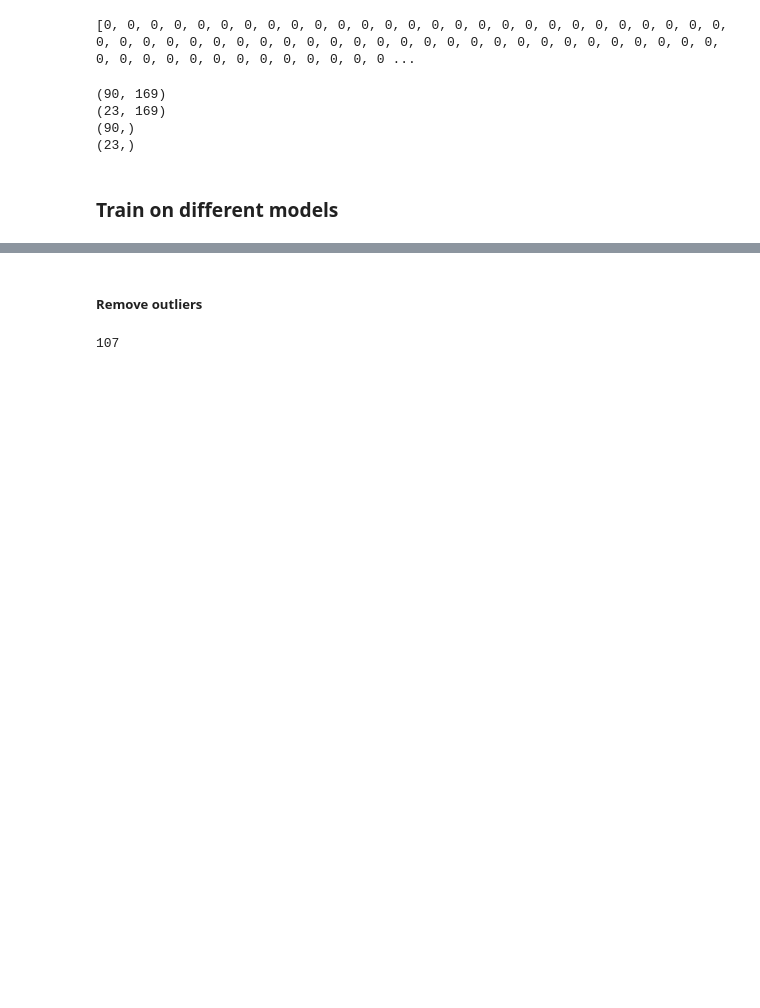
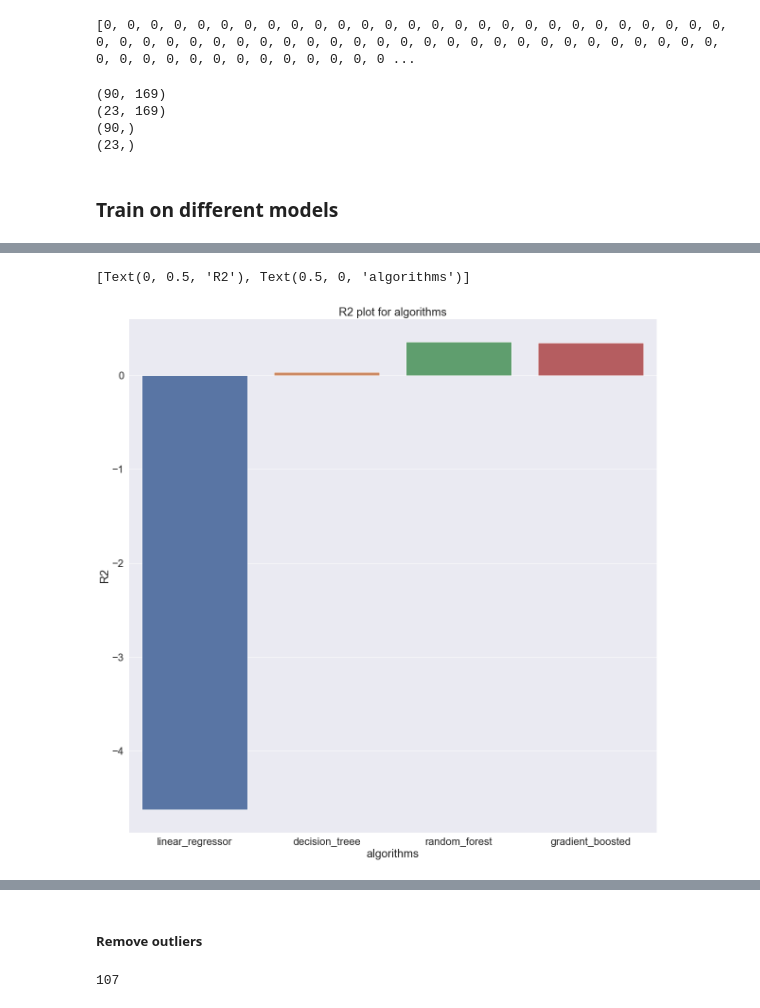
Before and after one commit to roosern-dev/Malaysia_data_jobs_analysis, a Jupyter notebook: data/cleaning.ipynb, the cells around one changed output, grey strips where cells are left out. Saved outputs shown, nothing was run; the diff lists cells and outputs as text; code cells hidden in the pictures; blank space fills up the shorter version.

```diff
--- a/data/cleaning.ipynb
+++ b/data/cleaning.ipynb
@@ -1272,3 +1326,11 @@ for model_name in trained_models.keys():
     r2s.append(model_results['r2'])
     variances.append(model_results['variance'])
     errors.append(model_results['error'])
+# %%
+sns.set(font_scale=2)
+plot = sns.barplot(x=model_names, y=r2s)
+plot.set_title("R2 plot for algorithms")
+plot.set(ylabel="R2", xlabel="algorithms")
+# %% [output]
+[Text(0, 0.5, 'R2'), Text(0.5, 0, 'algorithms')]
+[figure, added]
```
Also changed, not shown: parts of 24 cells of this notebook, 22 other files.
